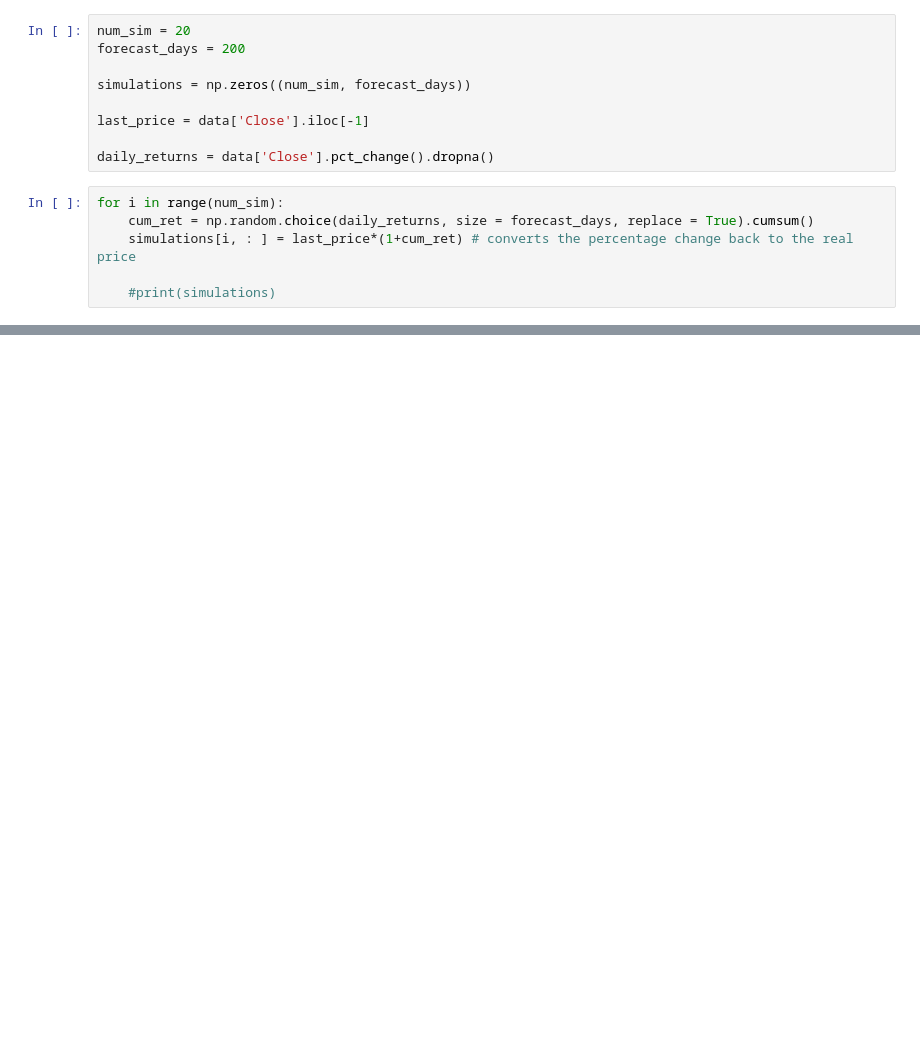
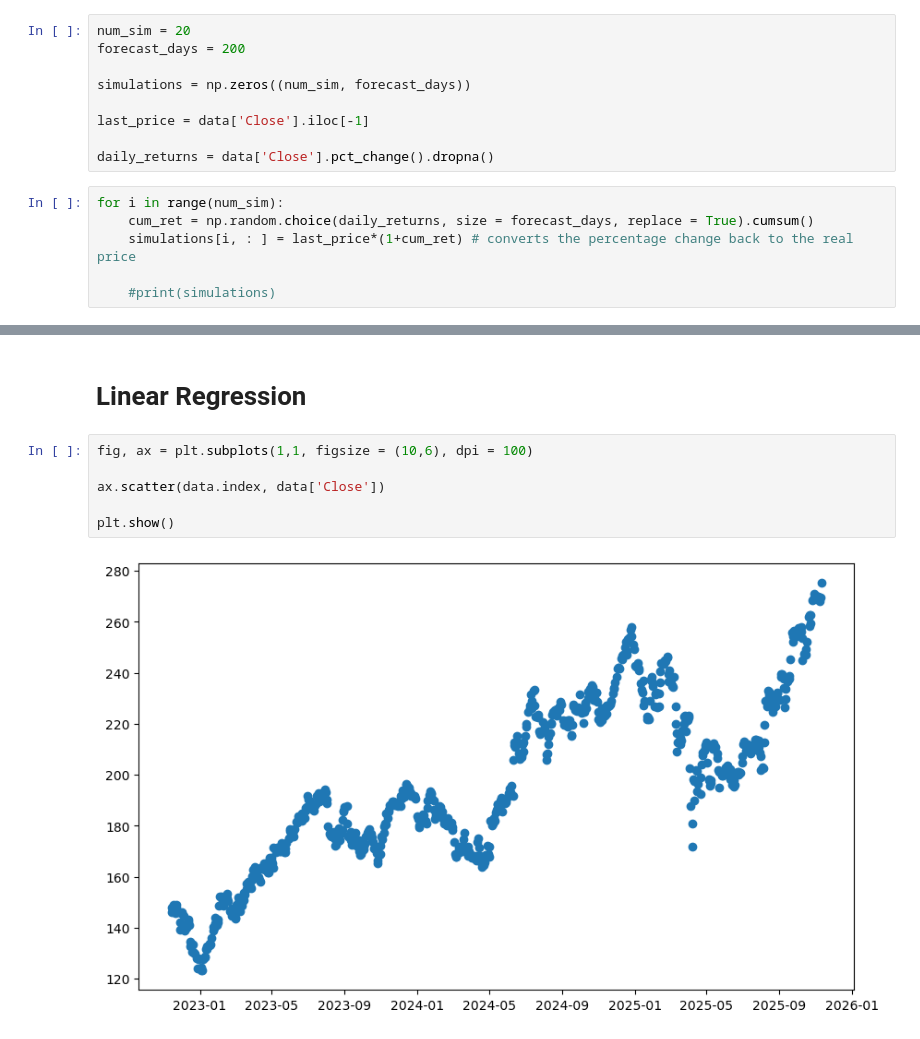
Before and after one commit to alexstoica-1/time-series-analysis-, a Jupyter notebook: notebooks/forecasting.ipynb, the cells around one changed output, grey strips where cells are left out. Saved outputs shown, nothing was run; the diff lists cells and outputs as text; blank space fills up the shorter version.

```diff
--- a/notebooks/forecasting.ipynb
+++ b/notebooks/forecasting.ipynb
@@ -113,0 +102,10 @@ plt.show()
+# %% [markdown]
+# Linear Regression
+# %%
+fig, ax = plt.subplots(1,1, figsize = (10,6), dpi = 100)
+
+ax.scatter(data.index, data['Close'])
+
+plt.show()
+# %% [output]
+[figure, added]
```
Also changed, not shown: parts of 16 cells of this notebook, 3 other files.
